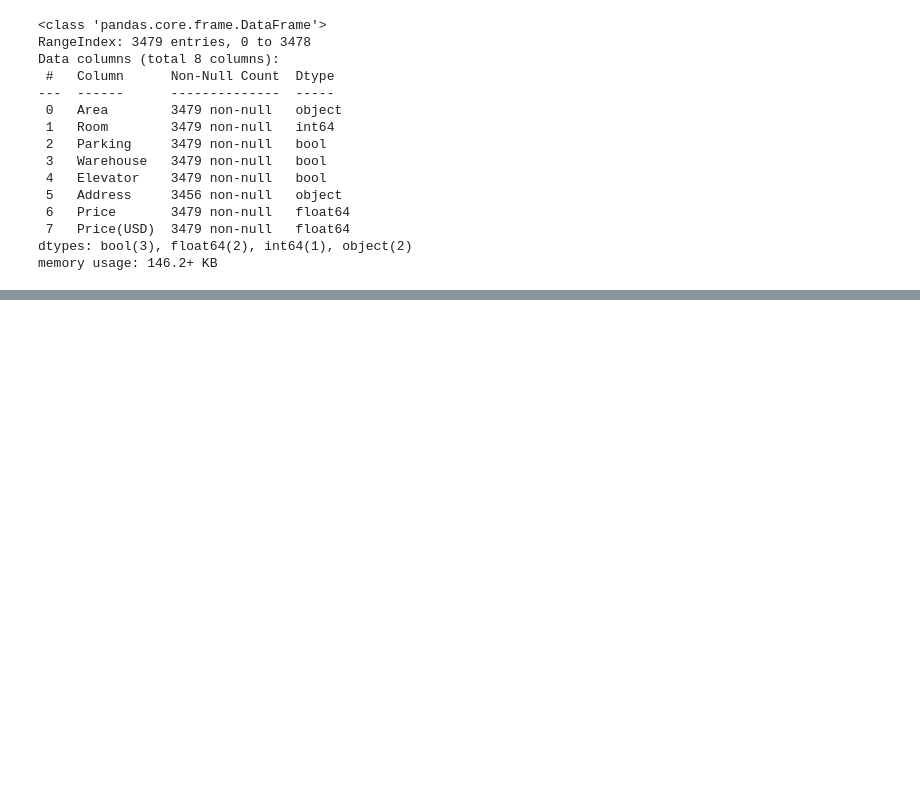
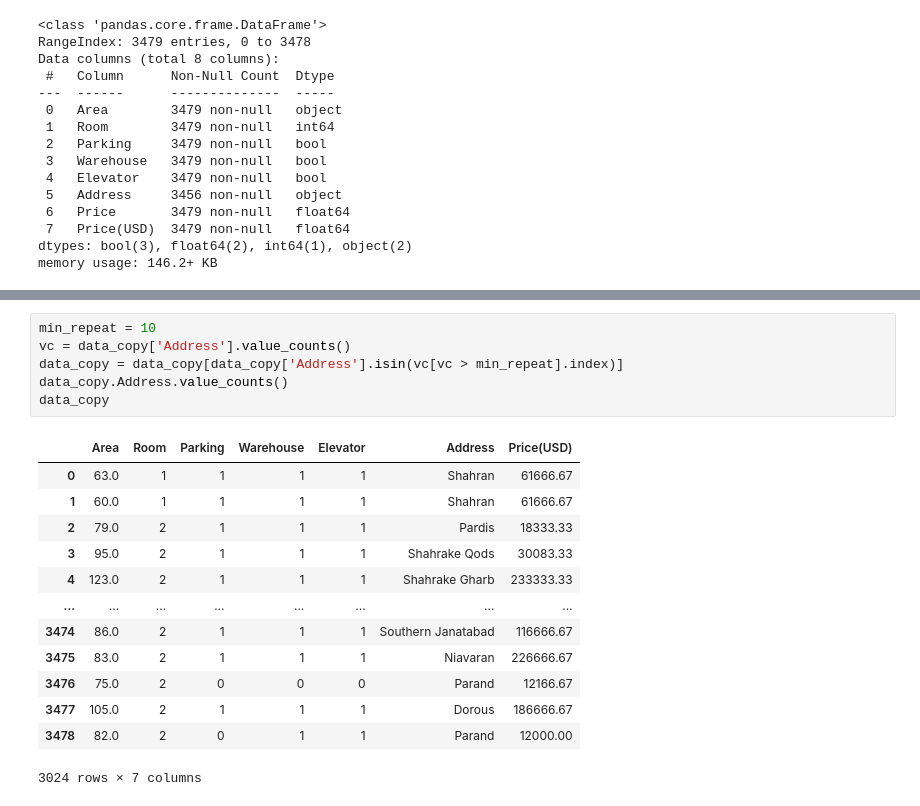
Before and after one commit to rasulsh/ML_final_project, a Jupyter notebook: HousePrice_Tehran.ipynb, the cells around one changed output, grey strips where cells are left out. Drawn from its saved outputs; the diff is of its cells as text; blank space fills up the shorter version.

```diff
--- a/HousePrice_Tehran.ipynb
+++ b/HousePrice_Tehran.ipynb
@@ -35,0 +55,20 @@ memory usage: 146.2+ KB
+# %%
+min_repeat = 10
+vc = data_copy['Address'].value_counts()
+data_copy = data_copy[data_copy['Address'].isin(vc[vc > min_repeat].index)]
+data_copy.Address.value_counts()
+data_copy
+# %% [output]
+|  | Area | Room | Parking | Warehouse | Elevator | Address | Price(USD) |
+| 0 | 63.0 | 1 | 1 | 1 | 1 | Shahran | 61666.67 |
+| 1 | 60.0 | 1 | 1 | 1 | 1 | Shahran | 61666.67 |
+| 2 | 79.0 | 2 | 1 | 1 | 1 | Pardis | 18333.33 |
+| 3 | 95.0 | 2 | 1 | 1 | 1 | Shahrake Qods | 30083.33 |
+| 4 | 123.0 | 2 | 1 | 1 | 1 | Shahrake Gharb | 233333.33 |
+| ... | ... | ... | ... | ... | ... | ... | ... |
+| 3474 | 86.0 | 2 | 1 | 1 | 1 | Southern Janatabad | 116666.67 |
+| 3475 | 83.0 | 2 | 1 | 1 | 1 | Niavaran | 226666.67 |
+| 3476 | 75.0 | 2 | 0 | 0 | 0 | Parand | 12166.67 |
+| 3477 | 105.0 | 2 | 1 | 1 | 1 | Dorous | 186666.67 |
+| 3478 | 82.0 | 2 | 0 | 1 | 1 | Parand | 12000.00 |
+3024 rows × 7 columns
```
Also changed, not shown: parts of 7 cells of this notebook.
